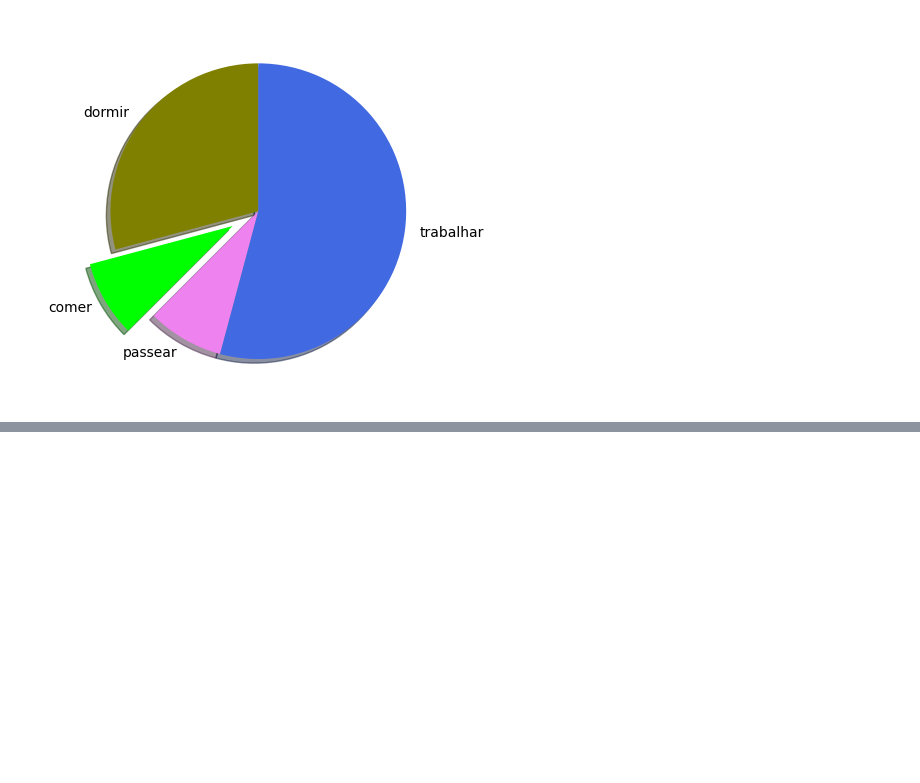
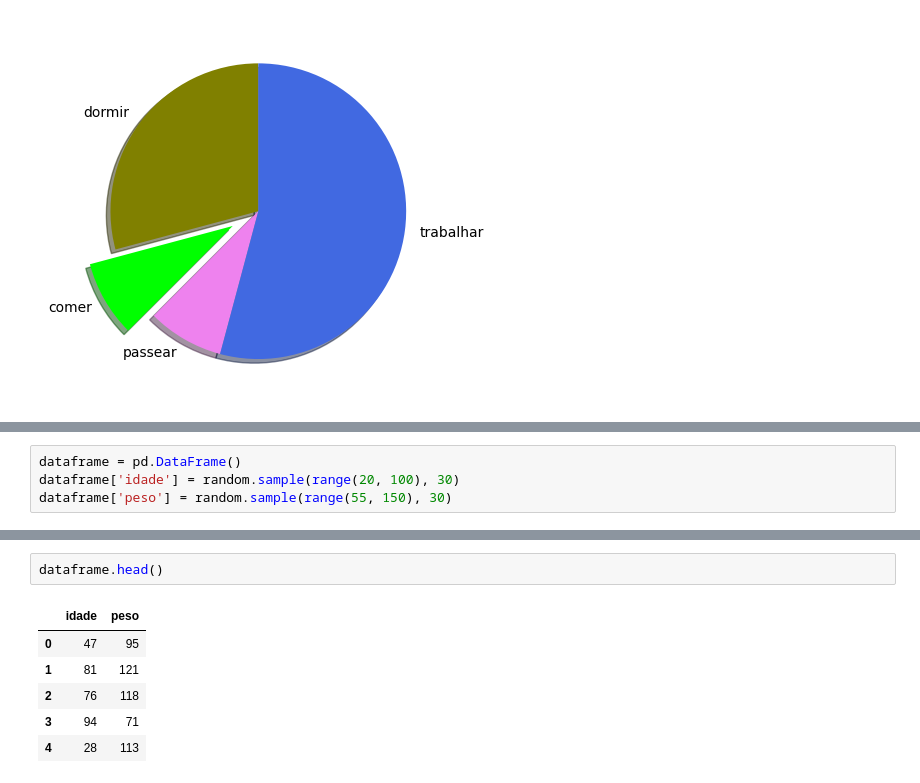
Before and after one commit to DeyvedAntonio/estudos_Analista, a Jupyter notebook: python/curso_dsa/Cap11/pratica_visualizacao.ipynb, the cells around one changed output, grey strips where cells are left out. Saved outputs shown, nothing was run; the diff lists cells and outputs as text; blank space fills up the shorter version.

```diff
--- a/python/curso_dsa/Cap11/pratica_visualizacao.ipynb
+++ b/python/curso_dsa/Cap11/pratica_visualizacao.ipynb
@@ -79,0 +105,4 @@ plt.pie(fatias, labels=atividades, colors=cores, startangle=90, shadow=True, exp
+# %%
+dataframe = pd.DataFrame()
+dataframe['idade'] = random.sample(range(20, 100), 30)
+dataframe['peso'] = random.sample(range(55, 150), 30)
@@ -79,0 +113,9 @@ plt.pie(fatias, labels=atividades, colors=cores, startangle=90, shadow=True, exp
+# %%
+dataframe.head()
+# %% [output]
+|  | idade | peso |
+| 0 | 47 | 95 |
+| 1 | 81 | 121 |
+| 2 | 76 | 118 |
+| 3 | 94 | 71 |
+| 4 | 28 | 113 |
```
Also changed, not shown: parts of 5 cells of this notebook.
